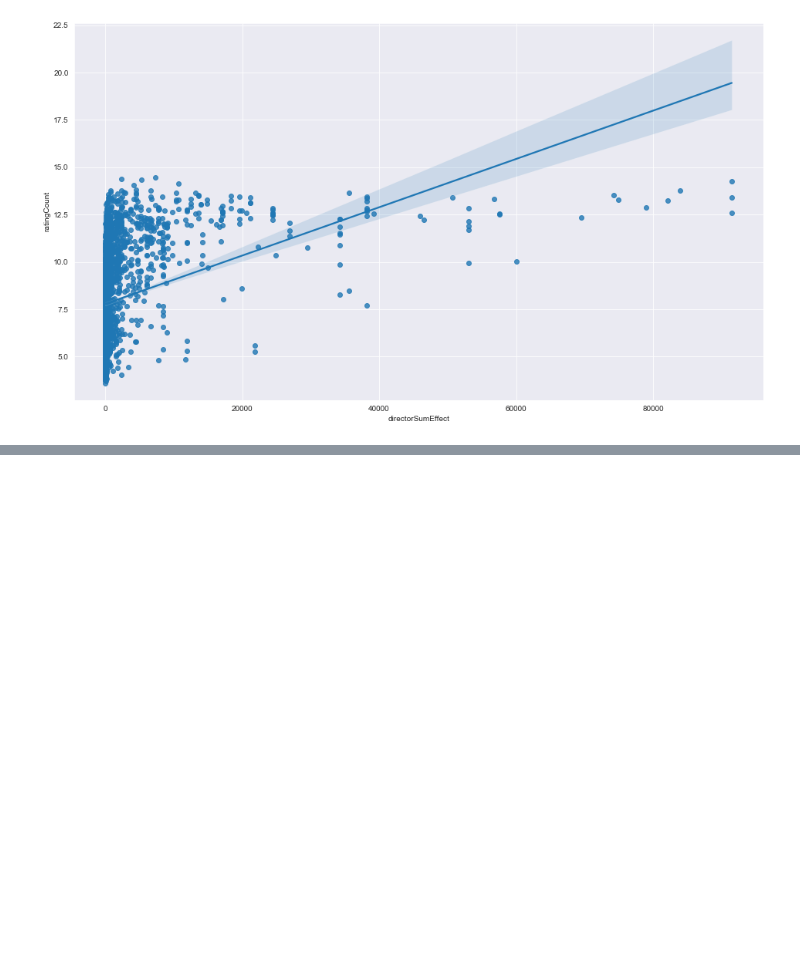
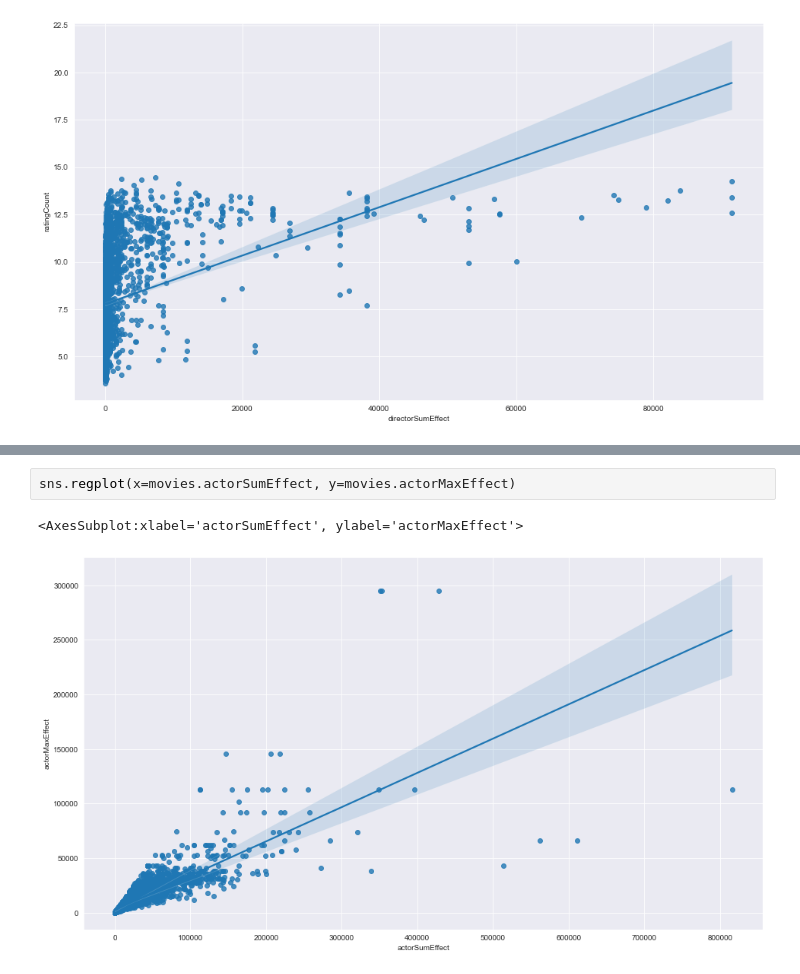
Before and after one commit to contrasting/jingo, a Jupyter notebook: 02b Exploring Actor Effects.ipynb, the cells around one changed output, grey strips where cells are left out. Drawn from its saved outputs; the diff is of its cells as text; blank space fills up the shorter version.

```diff
--- a/02b Exploring Actor Effects.ipynb
+++ b/02b Exploring Actor Effects.ipynb
@@ -158,0 +170,5 @@ sns.regplot(x=movies.directorSumEffect, y=np.log(movies.ratingCount))
+# %%
+sns.regplot(x=movies.actorSumEffect, y=movies.actorMaxEffect)
+# %% [output]
+<AxesSubplot:xlabel='actorSumEffect', ylabel='actorMaxEffect'>
+[figure, added]
```
Also changed, not shown: parts of 9 cells of this notebook.
